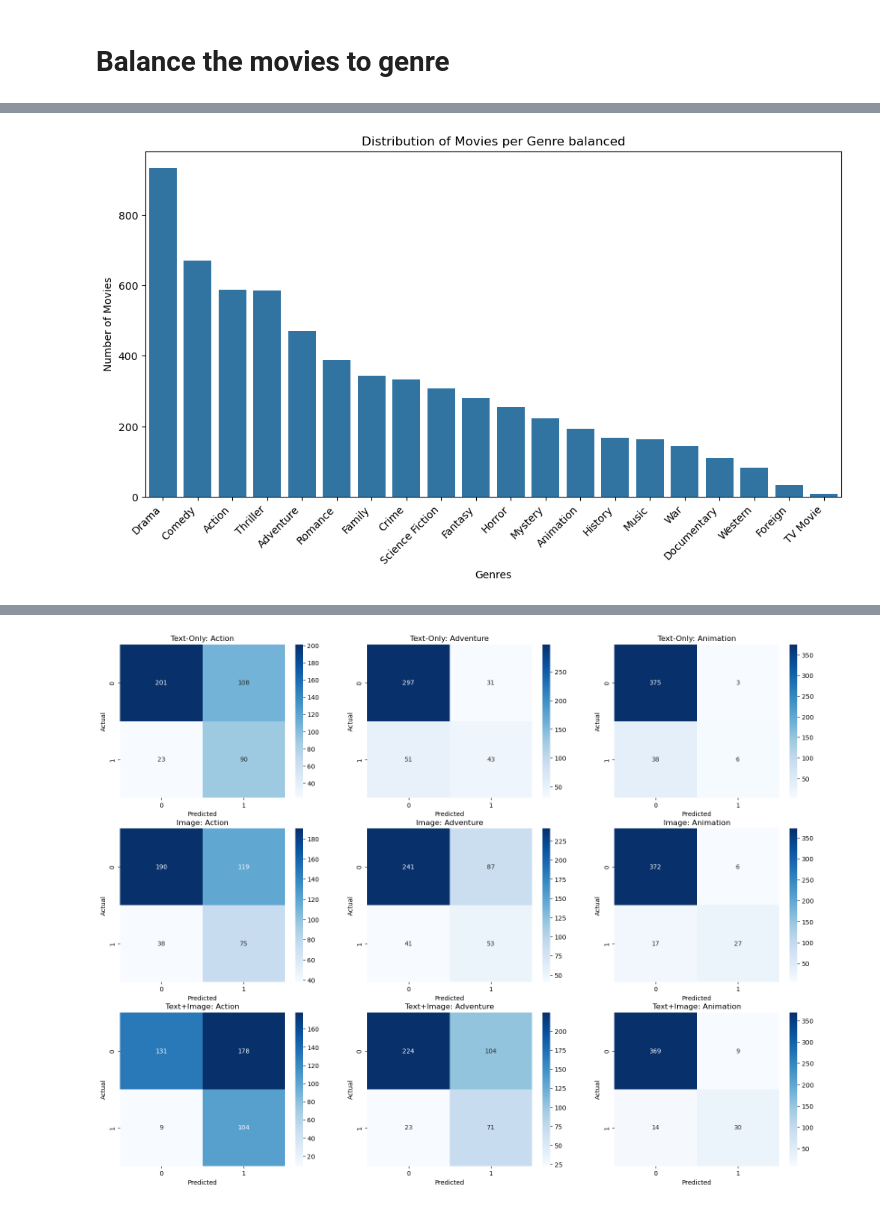
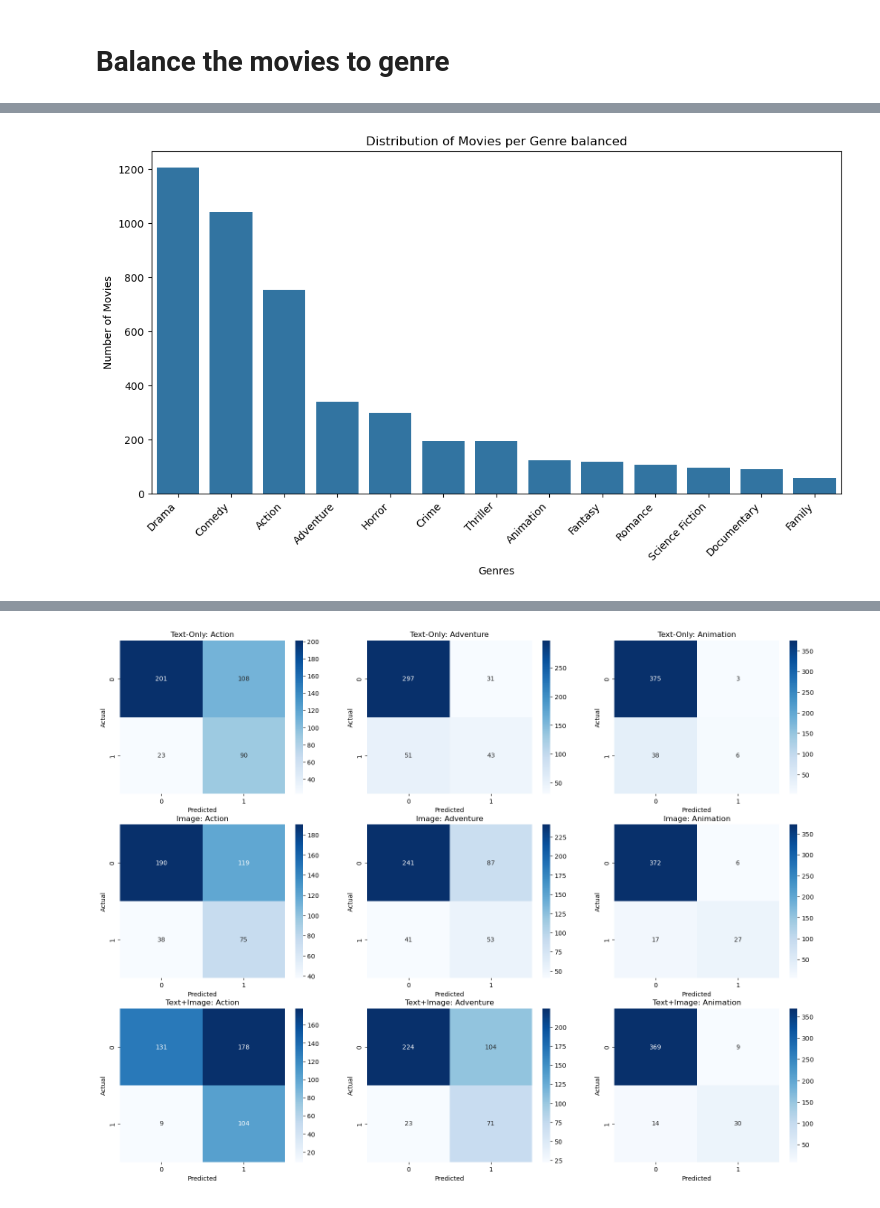
Before and after one commit to mariathurn/Movie-Genre-Project, a Jupyter notebook: GenreClassification.ipynb, the cells around one changed output, grey strips where cells are left out. Drawn from its saved outputs; the diff is of its cells as text; code cells hidden in the pictures.

```diff
--- a/GenreClassification.ipynb
+++ b/GenreClassification.ipynb
@@ -69,17 +150,17 @@ print(balanced_movies["genres"].head())
 Name: genres, dtype: object
 # %%
-data = pd.read_csv("balanced_tmdb_500_movies.csv")
+data = pd.read_csv("balanced_movies.csv")
 
 # Count the number of movies per genre
-genre_counts = data[all_genres].sum().sort_values(ascending=False)
+genre_counts = data["first_genre"].value_counts()
 
 # Plot the genre distribution
 plt.figure(figsize=(12, 6))
 sns.barplot(x=genre_counts.index, y=genre_counts.values)
 plt.xticks(rotation=45, ha="right")
 plt.xlabel("Genres")
 plt.ylabel("Number of Movies")
 plt.title("Distribution of Movies per Genre balanced")
 plt.show()
 # %% [output]
-[figure, old version]
+[figure, new version]
```
Also changed, not shown: parts of 33 cells of this notebook.
